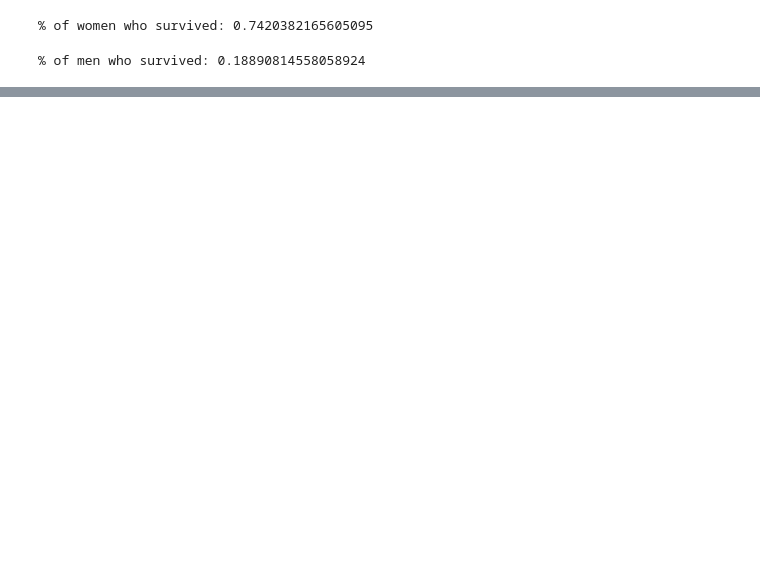
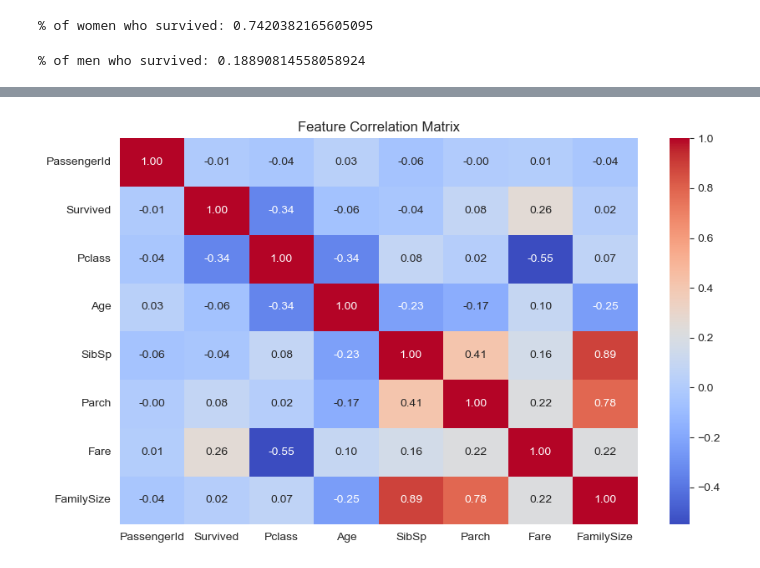
Before and after one commit to leo9003/titanic, a Jupyter notebook: work.ipynb, the cells around one changed output, grey strips where cells are left out. Cells and saved outputs as stored; diff of their text form; code cells hidden in the pictures; blank space fills up the shorter version.

```diff
--- a/work.ipynb
+++ b/work.ipynb
@@ -115,0 +136,14 @@ Your submission was successfully saved!
+# %%
+import numpy as np
+import seaborn as sns
+
+# Select only numeric columns for correlation calculation
+numeric_train_data = train_data.select_dtypes(include=[np.number])
+corr = numeric_train_data.corr()
+
+plt.figure(figsize=(10, 6))
+sns.heatmap(corr, annot=True, cmap="coolwarm", fmt=".2f")
+plt.title("Feature Correlation Matrix")
+plt.show()
+# %% [output]
+[figure, added]
```
Also changed, not shown: parts of 18 cells of this notebook.
